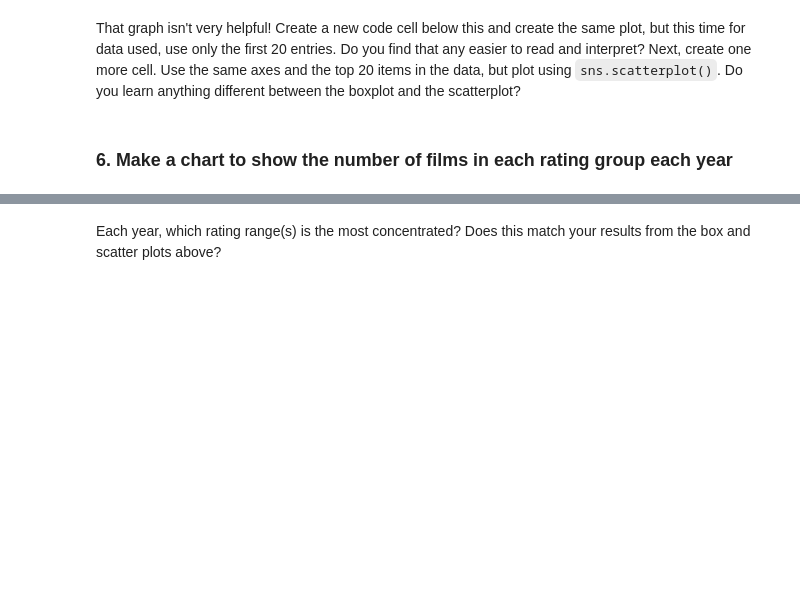
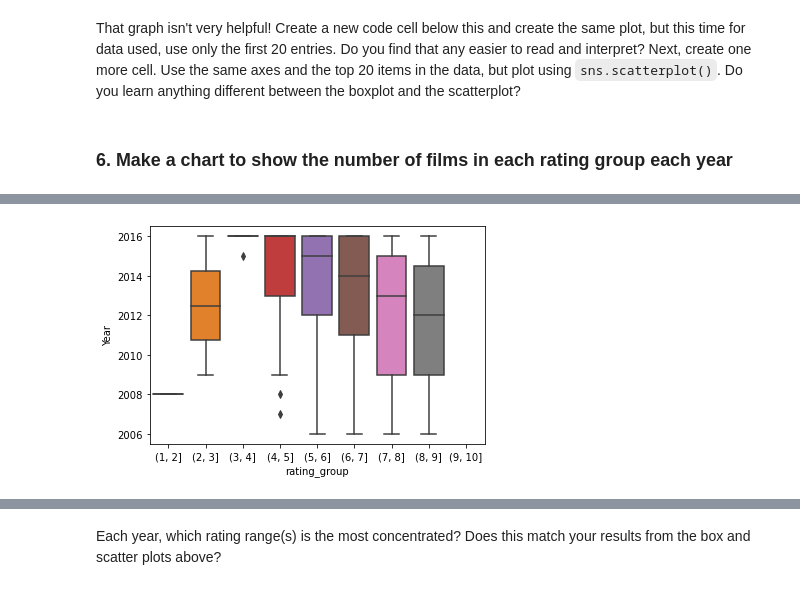
Before and after one commit to Cnidhi82/EDA_pt2_studio, a Jupyter notebook: EDApt2-Studio.ipynb, the cells around one changed output, grey strips where cells are left out. Drawn from its saved outputs; the diff is of its cells as text; code cells hidden in the pictures; blank space fills up the shorter version.

```diff
--- a/EDApt2-Studio.ipynb
+++ b/EDApt2-Studio.ipynb
@@ -86,3 +211,8 @@ Next, create one more cell. Use the same axes and the top 20 items in the data,
 # %%
 # Create a new column called rating_group
 # Use to pd.cut() to bin(group) the rating_group column values by integer intervals 1-10
+df['rating_group']=pd.cut(df.Rating,[1,2,3,4,5,6,7,8,9,10])
+sns.boxplot(x = "rating_group", y = "Year", data = df)
+df["rating_group"]
+df.head()
+# %% [output]
@@ -89,2 +225,3 @@ Next, create one more cell. Use the same axes and the top 20 items in the data,
+[figure, added]
 # %%
 # Make a chart to show the number of films in each rating group per year
```
Also changed, not shown: parts of 16 cells of this notebook.
